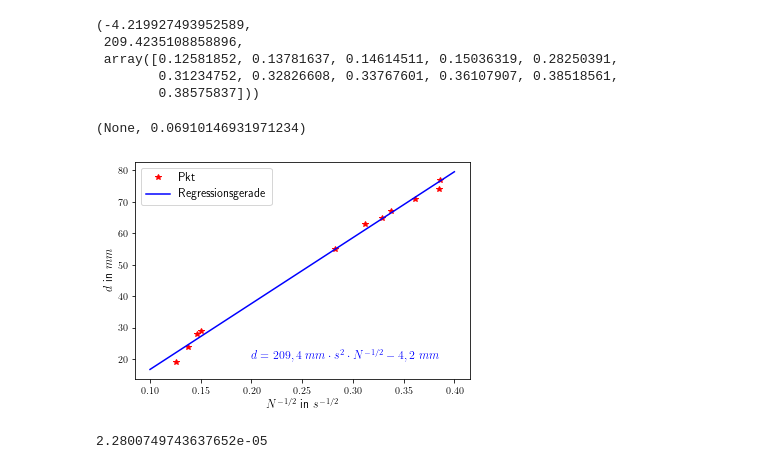
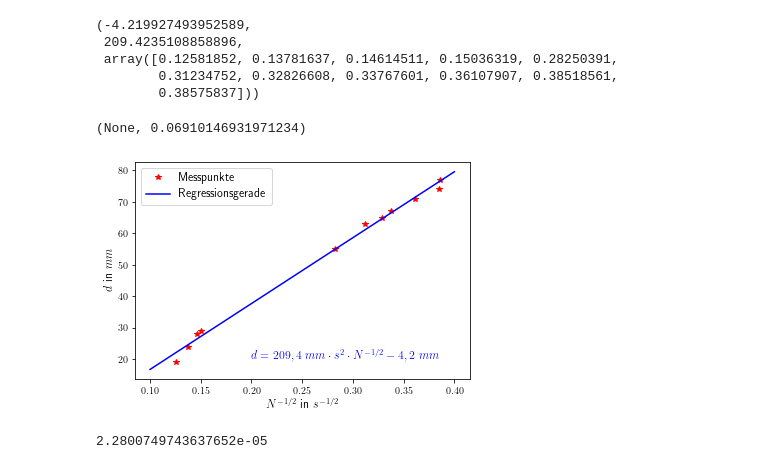
Before and after one commit to lxcrxm/Praktikum_V3, a Jupyter notebook: V3.ipynb, the cells around one changed output. Drawn from its saved outputs; the diff is of its cells as text; code cells hidden in the pictures.

```diff
--- a/V3.ipynb
+++ b/V3.ipynb
@@ -266,27 +267,27 @@ Abstandsgerade.intercept, Abstandsgerade.slope, Wurzel
         0.38575837]))
 # %%
 x = np.linspace(0.1, 0.4, num = 50)
-plt.plot(Wurzel, A4_xNa[0, :], 'r*', label = 'Pkt')
+plt.plot(Wurzel, A4_xNa[0, :], 'r*', label = 'Messpunkte')
 
 plt.plot(x, Abstandsgerade.intercept + Abstandsgerade.slope*x, '-b', label = 'Regressionsgerade')
 
 #plt.plot(x, Abstandsgera, 'r', label = 'Regressionsgerade Cs-137')
 
 plt.legend(fontsize = 12)
 
 plt.text(0.2, 20, '$d =209,4$ $mm \cdot s^{2} \cdot N^{-1/2} - 4,2$ $mm$', fontsize = 12, color = 'b')
 
 plt.ylabel('$d$ in $mm$', fontsize = 12)
 plt.xlabel('$N^{-1/2}$ in $s^{-1/2}$', fontsize = 12)
 
 #plt.xlim([0, 5])
 #plt.ylim([10, 95])
 
 
 plt.savefig('Abstandsgerade.png', dpi=300), Abstandsgerade.slope**(-1/2)
 # %% [output]
 (None, 0.06910146931971234)
-[figure, old version]
+[figure, new version]
 # %%
 x = np.linspace(0, 95, num = 100)
 
```
Also changed, not shown: parts of 2 cells of this notebook.
